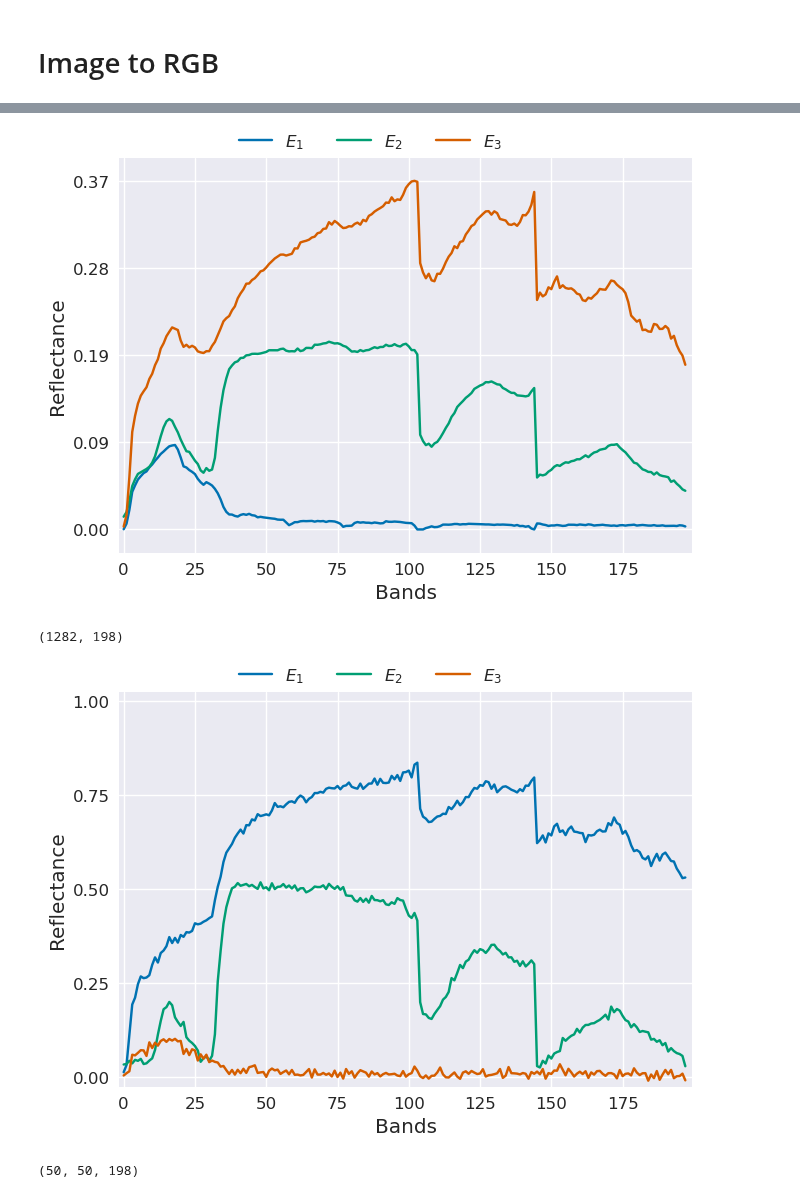
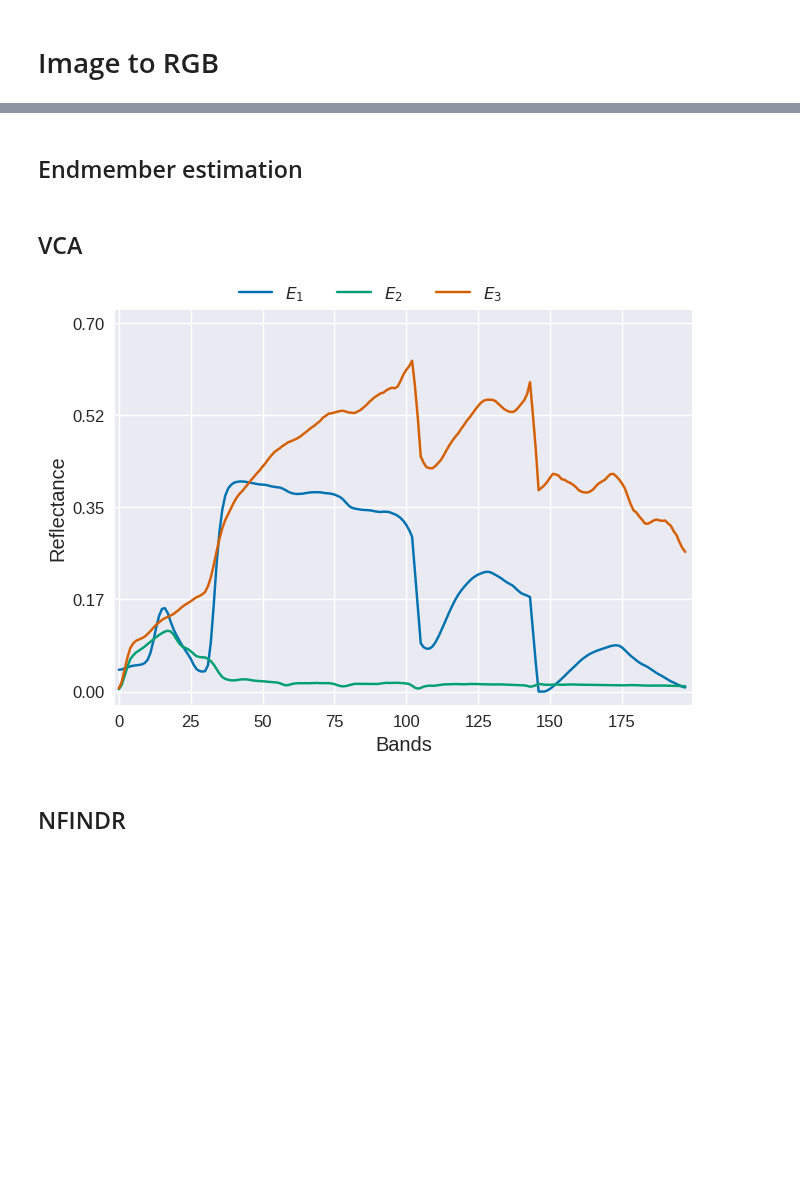
Before and after one commit to SolidusAbi/CLHU, a Jupyter notebook: notebooks/syntheticData.ipynb, the cells around one changed output, grey strips where cells are left out. Saved outputs shown, nothing was run; the diff lists cells and outputs as text; code cells hidden in the pictures; blank space fills up the shorter version.

```diff
--- a/notebooks/syntheticData.ipynb
+++ b/notebooks/syntheticData.ipynb
@@ -24,7 +26,7 @@ class SyntheticDataset(HSIDataset):
         self.n_row, self.n_col , self.n_bands = data['nRow'].item(), data['nCol'].item(), data['nBand'].item()
         self.X = np.abs(data['Y'].T) # Because of the noise, there are negative values
         self.X = self.X.reshape(self.n_row, self.n_col, -1)
-        self.X = self.preprocessing(self.X).reshape(-1, self.X.shape[-1]) # (nRow*nCol, nBand)
+        self.X = self.preprocessing(self.X, max_value=1).reshape(-1, self.X.shape[-1]) # (nRow*nCol, nBand)
 
         self.E = sio.loadmat(os.path.join(root_dir, "M.mat"))['M_avg'].T
         self.A = sio.loadmat(os.path.join(root_dir, "A.mat"))['A'].T
@@ -50,7 +52,7 @@ class SyntheticDataset(HSIDataset):
         return self.E
 
     def abundance(self):
-        return self.A.numpy().reshape(self.n_row, self.n_col, -1, order='F')
+        return self.A.numpy().reshape(self.n_row, self.n_col, -1)
 
     def image(self):
         return self.X.numpy().reshape(self.n_row, self.n_col, -1)
@@ -177,36 +168,26 @@ idx = np.argwhere(_A[:,2] > 0.5)[:,0]
+# %% [markdown]
+## Endmember estimation
+# %% [markdown]
+## VCA
 # %%
 from HySpecLab.eea import VCA
 _X = X.reshape(-1, X.shape[-1])
 n_endmembers = 3
 vca = VCA(n_endmembers, snr_input=30, random_state=25)
-vca.fit(_X[idx])
+vca.fit(_X)
 endmembers = vca.endmembers()
 
-plot_endmembers(endmembers, ticks_range=(endmembers.min(), endmembers.max()))
+plot_endmembers(endmembers, ticks_range=(0, .7))
 plt.show()
 # %% [output]
-[figure, old version]
+[figure, new version]
-# %%
-_X[idx].shape
-# %% [output]
-(1282, 198)
+# %% [markdown]
+## NFINDR
 # %%
 from utils import plot_endmembers
 from pysptools import eea
-# n_endmembers = dataset.n_endmembers
-n_endmembers = 3
+n_endmembers = dataset.n_endmembers
 
 ee = eea.NFINDR()
 endmember = ee.extract(X, n_endmembers)
 endmember_init = torch.from_numpy(endmember).float()
-logit_endmember_init = torch.log((endmember_init / (1-endmember_init) + 1e-12))
-
-# from utils import plot_endmembers
-fig = plot_endmembers(endmember_init)
-plt.show(fig)
-# %% [output]
-[figure, removed]
-# %%
-X.shape
-# %% [output]
-(50, 50, 198)
```
Also changed, not shown: parts of 32 cells of this notebook.
